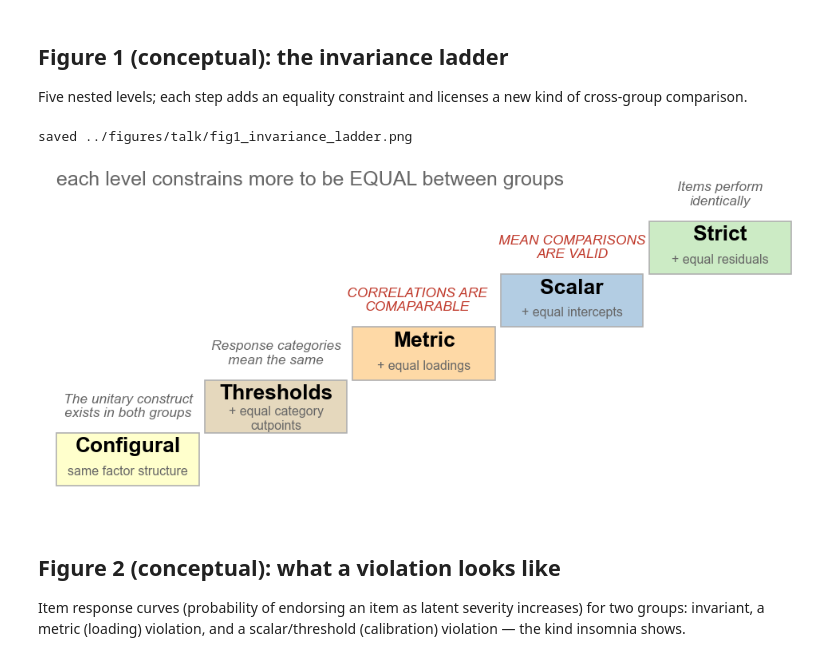
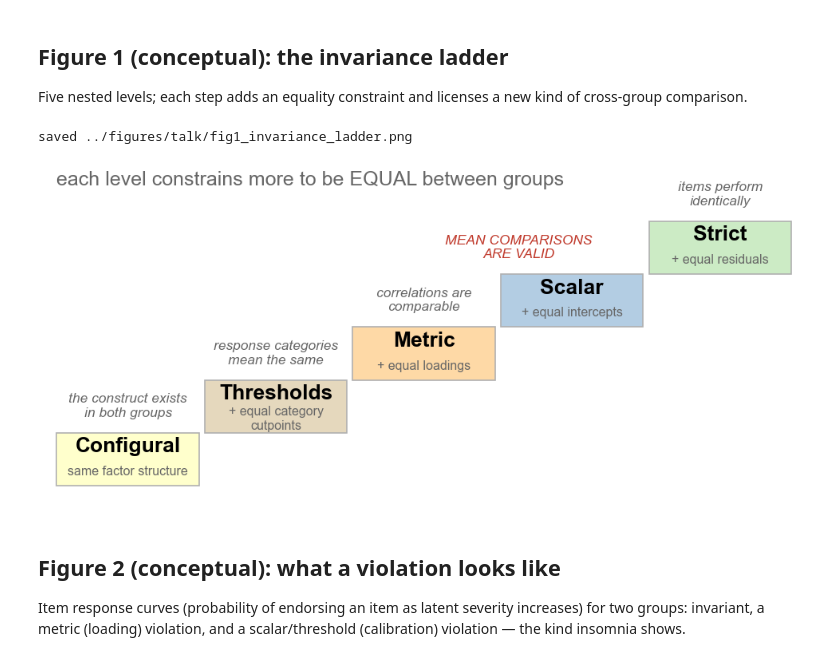
Before and after one commit to Shotgunosine/HiTOP, a Jupyter notebook: notebooks/NB_talk_figures.ipynb, the cells around one changed output. Cells and saved outputs as stored; diff of their text form; code cells hidden in the pictures.

```diff
--- a/notebooks/NB_talk_figures.ipynb
+++ b/notebooks/NB_talk_figures.ipynb
@@ -59,38 +59,37 @@ Five nested levels; each step adds an equality constraint and licenses a new
 kind of cross-group comparison.
 # %%
 LEVELS = [
-    ('Configural', 'same factor structure', 'The unitary construct\nexists in both groups'),
-    ('Thresholds', '+ equal category\ncutpoints', 'Response categories\nmean the same'),
-    ('Metric', '+ equal loadings', 'CORRELATIONS ARE\nCOMAPARABLE'),
+    ('Configural', 'same factor structure', 'the construct exists\nin both groups'),
+    ('Thresholds', '+ equal category\ncutpoints', 'response categories\nmean the same'),
+    ('Metric', '+ equal loadings', 'correlations are\ncomparable'),
     ('Scalar', '+ equal intercepts', 'MEAN COMPARISONS\nARE VALID'),
-    ('Strict', '+ equal residuals', 'Items perform\nidentically'),
+    ('Strict', '+ equal residuals', 'items perform\nidentically'),
 ]
 # box fills match the heatmap's level colors
 fig, ax = plt.subplots(figsize=(12.2, 5.4))
 ax.set_xlim(0, 10.6); ax.set_ylim(0, 6.4)
 ax.axis('off')
 w, h = 2.0, 1.02
 for i, (name, adds, licence) in enumerate(LEVELS):
     x, y = 0.15 + i * 2.08, 0.35 + i * 1.02
     ax.add_patch(Rectangle((x, y), w, h,
                            facecolor=LEVEL_COLORS[name.lower()],
                            edgecolor=LIGHT, lw=1.2))
     ax.text(x + w / 2, y + h - 0.26, name, ha='center', va='center',
             fontsize=19, color=BLACK, weight='bold')
     ax.text(x + w / 2, y + 0.28, adds, ha='center', va='center',
             fontsize=11.5, color=GREY)
-    lx = x + w / 2 - (0.1 if name == 'Scalar' else 0)
-    lx = x + w / 2 - (0.1 if name == 'Metric' else 0)
+    lx = x + w / 2 - (0.75 if name == 'Scalar' else 0)
     ax.text(lx, y + h + 0.52, licence, ha='center', va='center',
-            fontsize=12.5, color=(ACCENT if (name == 'Scalar') | (name == 'Metric') else GREY),
+            fontsize=12.5, color=(ACCENT if name == 'Scalar' else GREY),
             style='italic')
 ax.text(0.15, 6.15, 'each level constrains more to be EQUAL between groups',
         fontsize=18, color=GREY)
 save(fig, 'fig1_invariance_ladder.png')
 plt.show()
 # %% [output]
 saved ../figures/talk/fig1_invariance_ladder.png
-[figure, old version]
+[figure, new version]
 # %% [markdown]
 ## Figure 2 (conceptual): what a violation looks like
 
```
Also changed, not shown: parts of 5 cells of this notebook, 2 other files.
